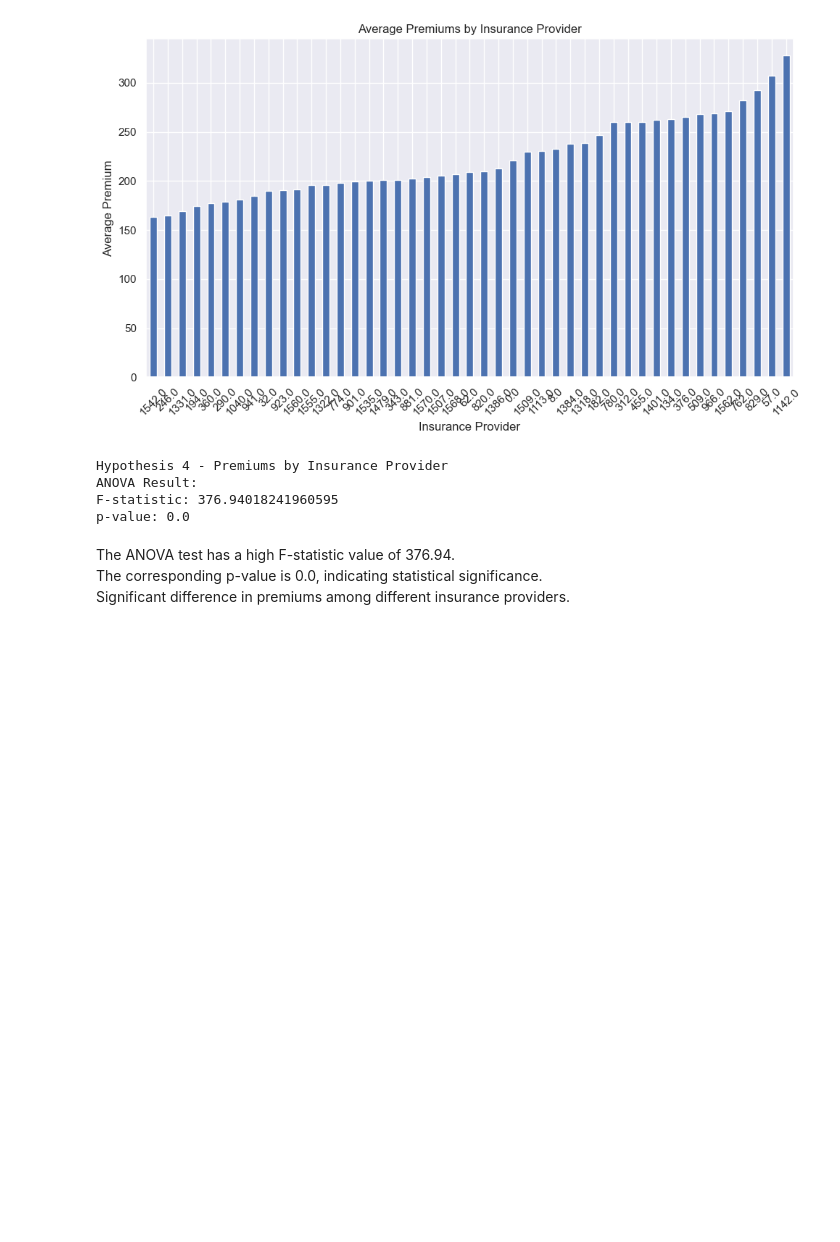
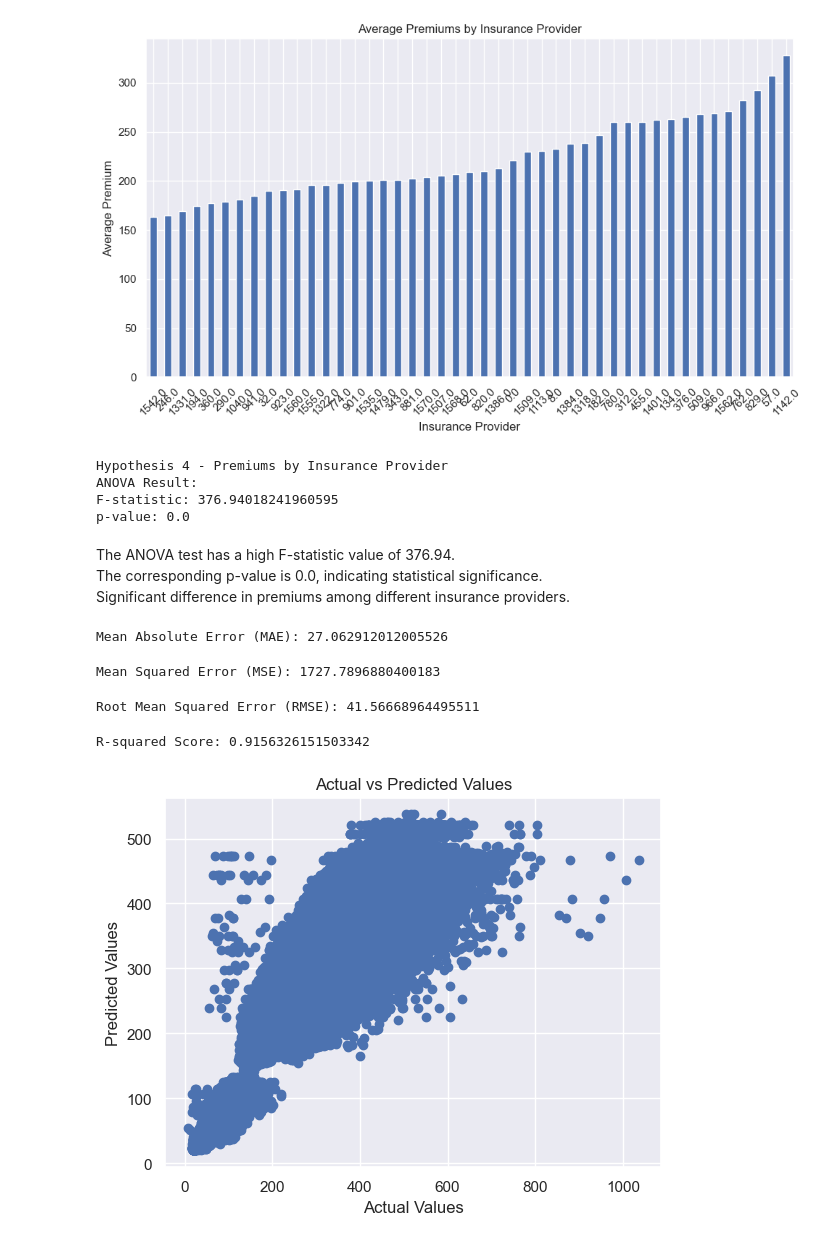
Before and after one commit to diana-dr/Interactive-Data-Science-in-Digital-Health, a Jupyter notebook: Analysis_2020-2023.ipynb, the cells around one changed output. Cells and saved outputs as stored; diff of their text form; code cells hidden in the pictures; blank space fills up the shorter version.

```diff
--- a/Analysis_2020-2023.ipynb
+++ b/Analysis_2020-2023.ipynb
@@ -496,0 +488,37 @@ print(report)
+# %%
+from sklearn.metrics import mean_absolute_error
+
+mae = mean_absolute_error(y_test, y_pred)
+print("Mean Absolute Error (MAE):", mae)
+# %% [output]
+Mean Absolute Error (MAE): 27.062912012005526
+# %%
+from sklearn.metrics import mean_squared_error
+
+mse = mean_squared_error(y_test, y_pred)
+print("Mean Squared Error (MSE):", mse)
+# %% [output]
+Mean Squared Error (MSE): 1727.7896880400183
+# %%
+import numpy as np
+
+rmse = np.sqrt(mse)
+print("Root Mean Squared Error (RMSE):", rmse)
+# %% [output]
+Root Mean Squared Error (RMSE): 41.56668964495511
+# %%
+from sklearn.metrics import r2_score
+
+r2 = r2_score(y_test, y_pred)
+print("R-squared Score:", r2)
+# %% [output]
+R-squared Score: 0.9156326151503342
+# %%
+# Plotting the predicted values vs actual values
+plt.scatter(y_test, y_pred)
+plt.xlabel('Actual Values')
+plt.ylabel('Predicted Values')
+plt.title('Actual vs Predicted Values')
+plt.show()
+# %% [output]
+[figure, added]
```
Also changed, not shown: parts of 4 cells of this notebook.
